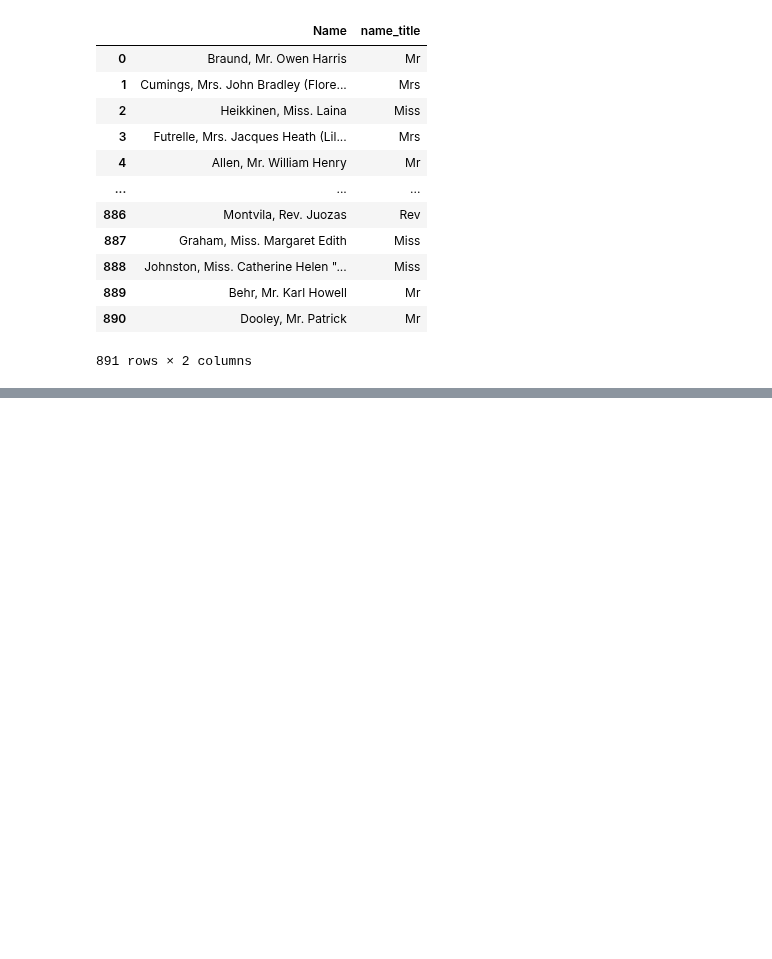
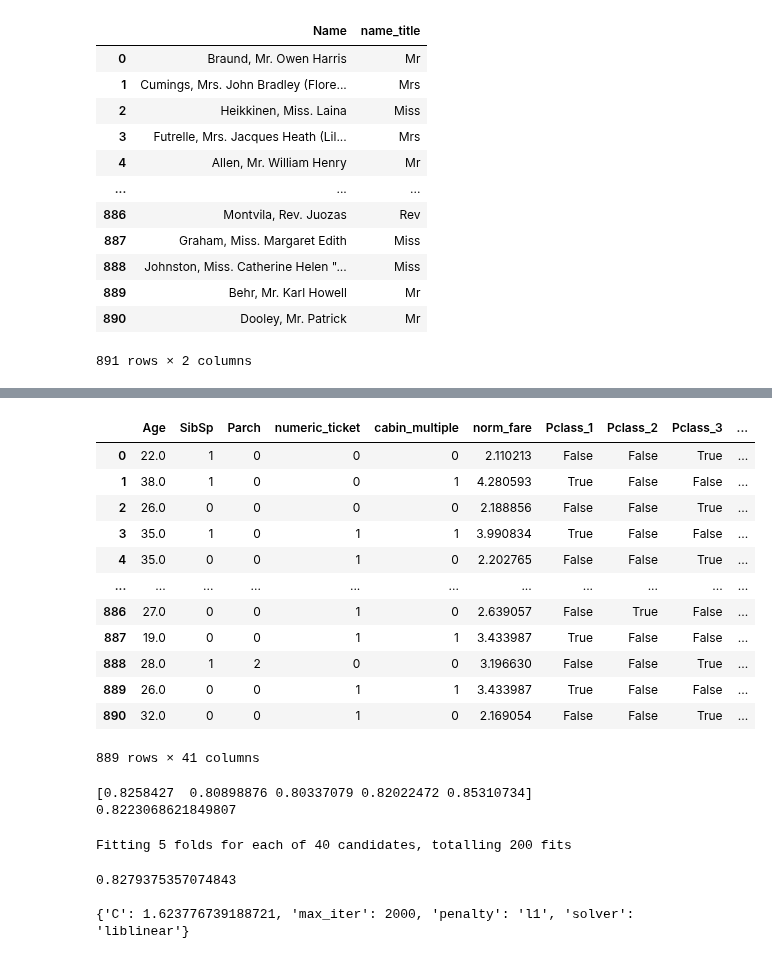
Before and after one commit to huanrafa/ProjectPracticing, a Jupyter notebook: Titanic - Machine Learning from Disaster/Titanic project.ipynb, the cells around one changed output, grey strips where cells are left out. Saved outputs shown, nothing was run; the diff lists cells and outputs as text; code cells hidden in the pictures; blank space fills up the shorter version.

Commit message:
Logistic Regression

```diff
--- a/Titanic - Machine Learning from Disaster/Titanic project.ipynb
+++ b/Titanic - Machine Learning from Disaster/Titanic project.ipynb
@@ -312,0 +355,16 @@ Name: count, dtype: int64
+# %%
+X_train
+# %% [output]
+|  | Age | SibSp | Parch | numeric_ticket | cabin_multiple | norm_fare | Pclass_1 | Pclass_2 | Pclass_3 | ... |
+| 0 | 22.0 | 1 | 0 | 0 | 0 | 2.110213 | False | False | True | ... |
+| 1 | 38.0 | 1 | 0 | 0 | 1 | 4.280593 | True | False | False | ... |
+| 2 | 26.0 | 0 | 0 | 0 | 0 | 2.188856 | False | False | True | ... |
+| 3 | 35.0 | 1 | 0 | 1 | 1 | 3.990834 | True | False | False | ... |
+| 4 | 35.0 | 0 | 0 | 1 | 0 | 2.202765 | False | False | True | ... |
+| ... | ... | ... | ... | ... | ... | ... | ... | ... | ... | ... |
+| 886 | 27.0 | 0 | 0 | 1 | 0 | 2.639057 | False | True | False | ... |
+| 887 | 19.0 | 0 | 0 | 1 | 1 | 3.433987 | True | False | False | ... |
+| 888 | 28.0 | 1 | 2 | 0 | 0 | 3.196630 | False | False | True | ... |
+| 889 | 26.0 | 0 | 0 | 1 | 1 | 3.433987 | True | False | False | ... |
+| 890 | 32.0 | 0 | 0 | 1 | 0 | 2.169054 | False | False | True | ... |
+889 rows × 41 columns
@@ -312,0 +382,38 @@ Name: count, dtype: int64
+# %%
+#MODEL BUILDING (e.g. Logistic Regression)
+
+from sklearn.model_selection import cross_val_score
+from sklearn.linear_model import LogisticRegression
+logreg = LogisticRegression(max_iter = 2000)
+
+cv_results = cross_val_score(logreg, X_train_scaled, y_train, cv=5)
+
+print(cv_results)
+print(cv_results.mean())
+# %% [output]
+[0.8258427  0.80898876 0.80337079 0.82022472 0.85310734]
+0.8223068621849807
+# %%
+#MODEL TUNING:
+
+from sklearn.model_selection import GridSearchCV
+from sklearn.model_selection import RandomizedSearchCV
+
+param_grid = {
+    'max_iter' : [2000],
+    'penalty' : ['l1', 'l2'],
+    'C' : np.logspace(-4, 4, 20),
+    'solver' : ['liblinear']
+}
+
+clf_logreg = GridSearchCV(logreg, param_grid=param_grid, cv=5, verbose=True, n_jobs=-1)
+best_clf_logreg = clf_logreg.fit(X_train_scaled, y_train)
+# %% [output]
+Fitting 5 folds for each of 40 candidates, totalling 200 fits
+# %%
+print(best_clf_logreg.best_score_, '\n')
+print(best_clf_logreg.best_params_)
+# %% [output]
+0.8279375357074843
+
+{'C': 1.623776739188721, 'max_iter': 2000, 'penalty': 'l1', 'solver': 'liblinear'}
```
Also changed, not shown: parts of 6 cells of this notebook.
